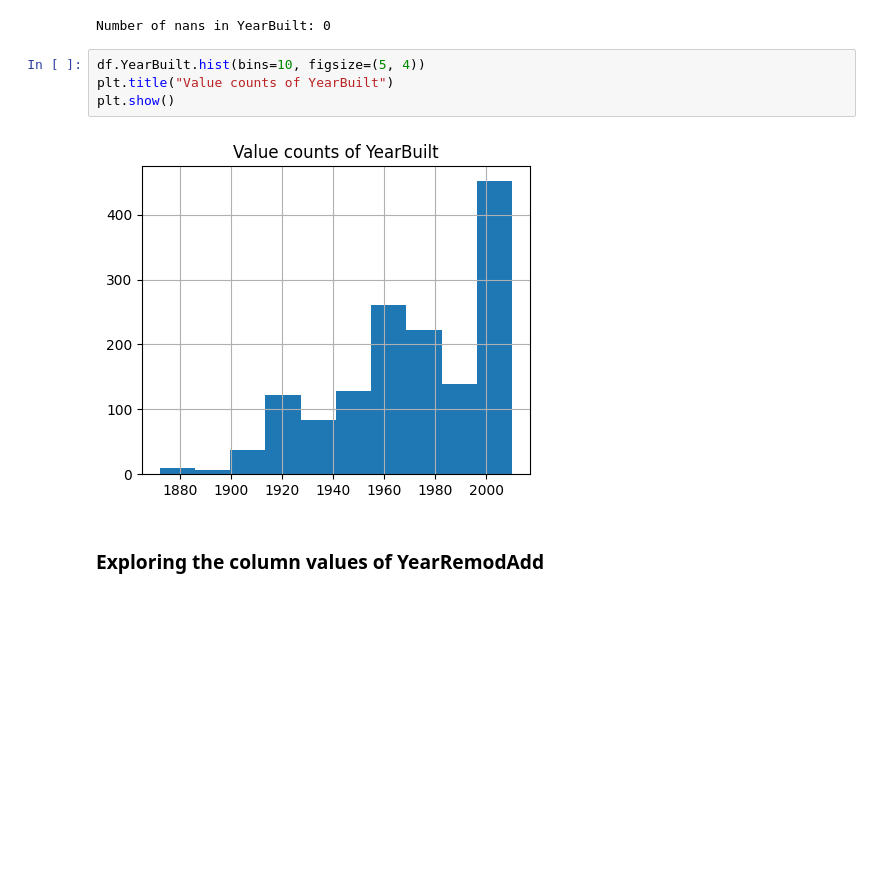
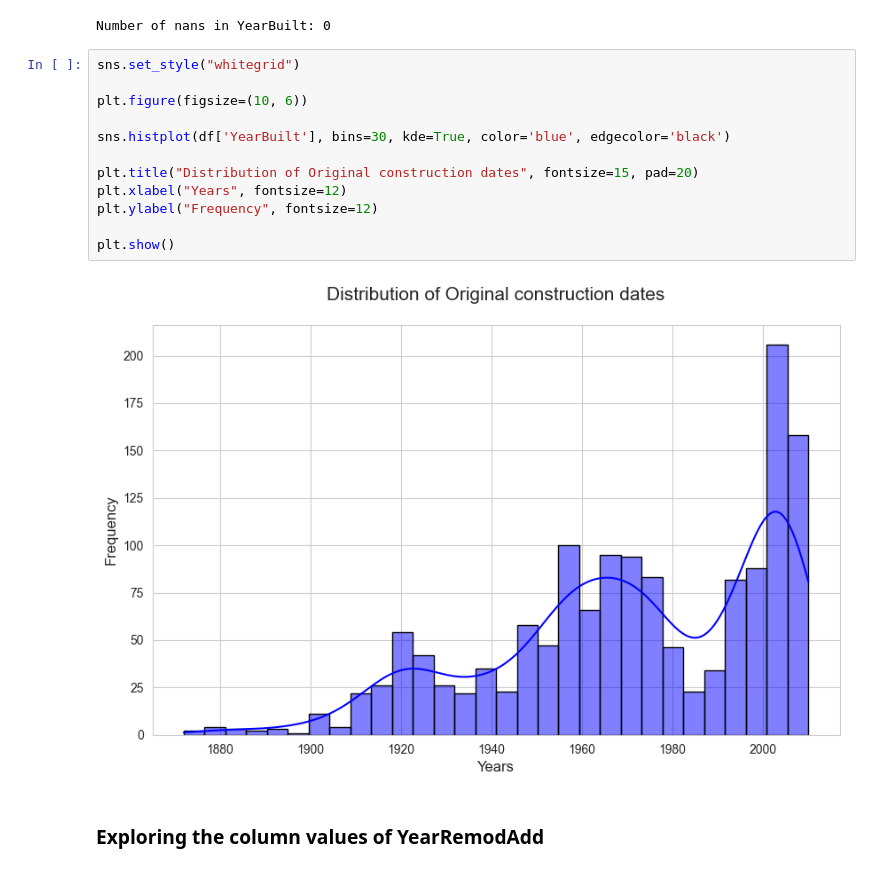
Before and after one commit to Jonik233/kaggle_house_prices, a Jupyter notebook: eda/house_general_eda.ipynb, the cells around one changed output. Saved outputs shown, nothing was run; the diff lists cells and outputs as text; blank space fills up the shorter version.

Commit message:
Added polished frequency histograms for non-categorical features

```diff
--- a/eda/house_general_eda.ipynb
+++ b/eda/house_general_eda.ipynb
@@ -299,11 +299,19 @@ print(f"Number of nans in YearBuilt: {n_nan}")
 # %% [output]
 Number of nans in YearBuilt: 0
 # %%
-df.YearBuilt.hist(bins=10, figsize=(5, 4))
-plt.title("Value counts of YearBuilt")
+sns.set_style("whitegrid")
+
+plt.figure(figsize=(10, 6))
+
+sns.histplot(df['YearBuilt'], bins=30, kde=True, color='blue', edgecolor='black')
+
+plt.title("Distribution of Original construction dates", fontsize=15, pad=20)
+plt.xlabel("Years", fontsize=12)
+plt.ylabel("Frequency", fontsize=12)
+
 plt.show()
 # %% [output]
-[figure, old version]
+[figure, new version]
 # %% [markdown]
 ### Exploring the column values of YearRemodAdd
 # %%
```
Also changed, not shown: parts of 6 cells of this notebook.
